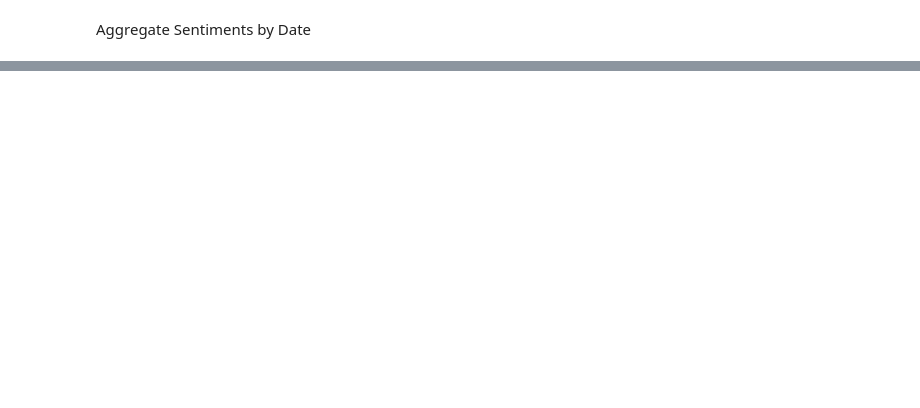
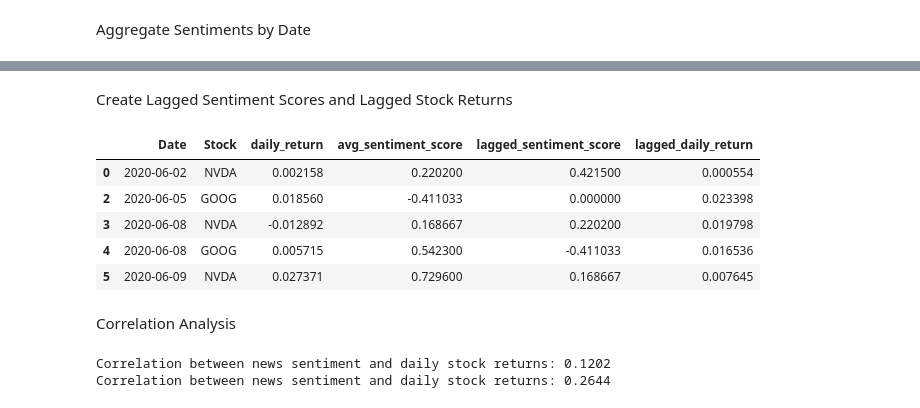
Before and after one commit to AregawiF/financial-news-sentiment-analysis, a Jupyter notebook: notebooks/Correlation_analysis.ipynb, the cells around one changed output, grey strips where cells are left out. Saved outputs shown, nothing was run; the diff lists cells and outputs as text; code cells hidden in the pictures; blank space fills up the shorter version.

Commit message:
performed correlation analysis

```diff
--- a/notebooks/Correlation_analysis.ipynb
+++ b/notebooks/Correlation_analysis.ipynb
@@ -144,0 +142,36 @@ merged_df.tail()
+# %% [markdown]
+Create Lagged Sentiment Scores and Lagged Stock Returns
+# %%
+df_news_daily_sentiment['lagged_sentiment_score'] = df_news_daily_sentiment.groupby('Stock')['avg_sentiment_score'].shift(1)
+
+# Merge the lagged sentiment scores with the stock data
+merged_df = pd.merge(merged_df, df_news_daily_sentiment[['Date', 'Stock', 'lagged_sentiment_score']],
+                     on=['Date', 'Stock'], how='inner')
+
+# Create lagged daily returns (1-day lag)
+df_stock['lagged_daily_return'] = df_stock['daily_return'].shift(1)
+merged_df = pd.merge(merged_df, df_stock[['Date', 'Stock', 'lagged_daily_return']],
+                     on=['Date', 'Stock'], how='inner')
+
+# Drop rows with missing values (if any)
+merged_df = merged_df.dropna(subset=['lagged_daily_return', 'lagged_sentiment_score'])
+merged_df.head()
+# %% [output]
+|  | Date | Stock | daily_return | avg_sentiment_score | lagged_sentiment_score | lagged_daily_return |
+| 0 | 2020-06-02 | NVDA | 0.002158 | 0.220200 | 0.421500 | 0.000554 |
+| 2 | 2020-06-05 | GOOG | 0.018560 | -0.411033 | 0.000000 | 0.023398 |
+| 3 | 2020-06-08 | NVDA | -0.012892 | 0.168667 | 0.220200 | 0.019798 |
+| 4 | 2020-06-08 | GOOG | 0.005715 | 0.542300 | -0.411033 | 0.016536 |
+| 5 | 2020-06-09 | NVDA | 0.027371 | 0.729600 | 0.168667 | 0.007645 |
+# %% [markdown]
+Correlation Analysis
+# %%
+# Calculate Pearson correlation coefficient
+correlation_original = merged_df['daily_return'].corr(merged_df['avg_sentiment_score'])
+correlation_lagged = merged_df['daily_return'].corr(merged_df['lagged_sentiment_score'])
+
+print(f"Correlation between news sentiment and daily stock returns: {correlation_original:.4f}")
+print(f"Correlation between news sentiment and daily stock returns: {correlation_lagged:.4f}")
+# %% [output]
+Correlation between news sentiment and daily stock returns: 0.1202
+Correlation between news sentiment and daily stock returns: 0.2644
```
Also changed, not shown: parts of 6 cells of this notebook.
